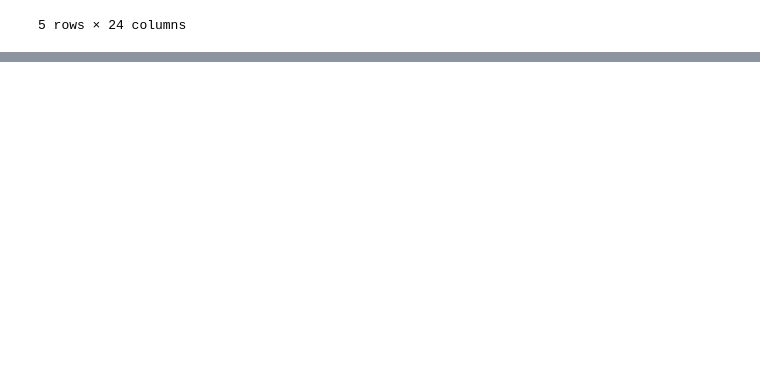
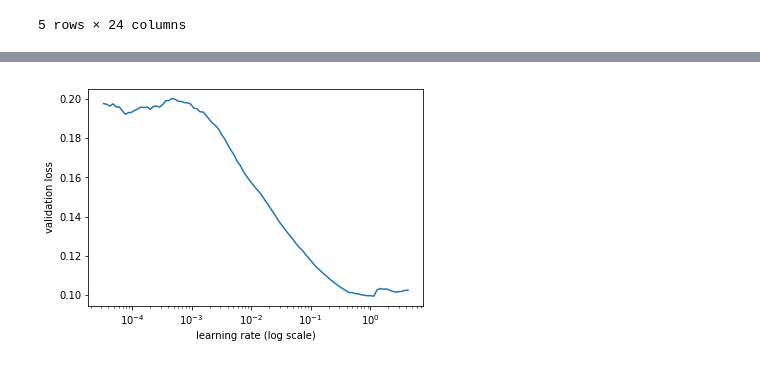
Before and after one commit to sam-harvey/kaggle-avocado-prices, a Jupyter notebook: Avocado pricing.ipynb, the cells around one changed output, grey strips where cells are left out. Drawn from its saved outputs; the diff is of its cells as text; code cells hidden in the pictures; blank space fills up the shorter version.

```diff
--- a/Avocado pricing.ipynb
+++ b/Avocado pricing.ipynb
@@ -95,7 +98,7 @@ df_train = df_avocado.copy().iloc[train_idx]
 df_test = df_avocado.copy().iloc[test_idx]
 # %%
 train, y, nas, mapper = proc_df(df_train, y_fld = 'average_price', do_scale=True)
-test, _, nas, mapper =  proc_df(df_test, y_fld = 'average_price', do_scale=True, mapper=mapper, na_dict=nas)
+test, y_test, nas, mapper =  proc_df(df_test, y_fld = 'average_price', do_scale=True, mapper=mapper, na_dict=nas)
 # %%
 yl = np.log(y)
 train.head(5)
@@ -111,6 +114,6 @@ train.head(5)
 model_data = ColumnarModelData.from_data_frame('data/',  val_idx, train, yl.astype(np.float32),
                                   cat_flds = (factor_vars + ordered_factors), bs=128, test_df=test)
 # %%
-cat_sz = [(c, len(df_avocado[c].cat.categories)) for c in cat_vars]
+cat_sz = [(c, len(df_avocado[c].cat.categories) + 1) for c in cat_vars]
 cat_sz
 # %% [output]
@@ -118,4 +121,4 @@ cat_sz
 # %%
-emb_szs = [(c, min(50, (c+2)//2)) for _,c in cat_sz]
+emb_szs = [(c, min(50, (c+1)//2)) for _,c in cat_sz]
 emb_szs
 # %% [output]
@@ -125,6 +146,5 @@ train.dtypes
 # %%
 max_log_y = np.max(yl)
 y_range = (0, max_log_y*1.2)
-# len(train.columns)-len(cat_vars)
 m = model_data.get_learner(emb_szs, len(train.columns)-len(cat_vars),
-                   0.04, 1, [10,5], [0.01,0.01], y_range=y_range)
+                   0.04, 1, [20, 5], [0.05, .05], y_range=y_range)
@@ -156,0 +177,4 @@ RuntimeError: cuda runtime error (59) : device-side assert triggered at /opt/con
+# %%
+m.sched.plot(10)
+# %% [output]
+[figure, added]
```
Also changed, not shown: parts of 25 cells of this notebook.
